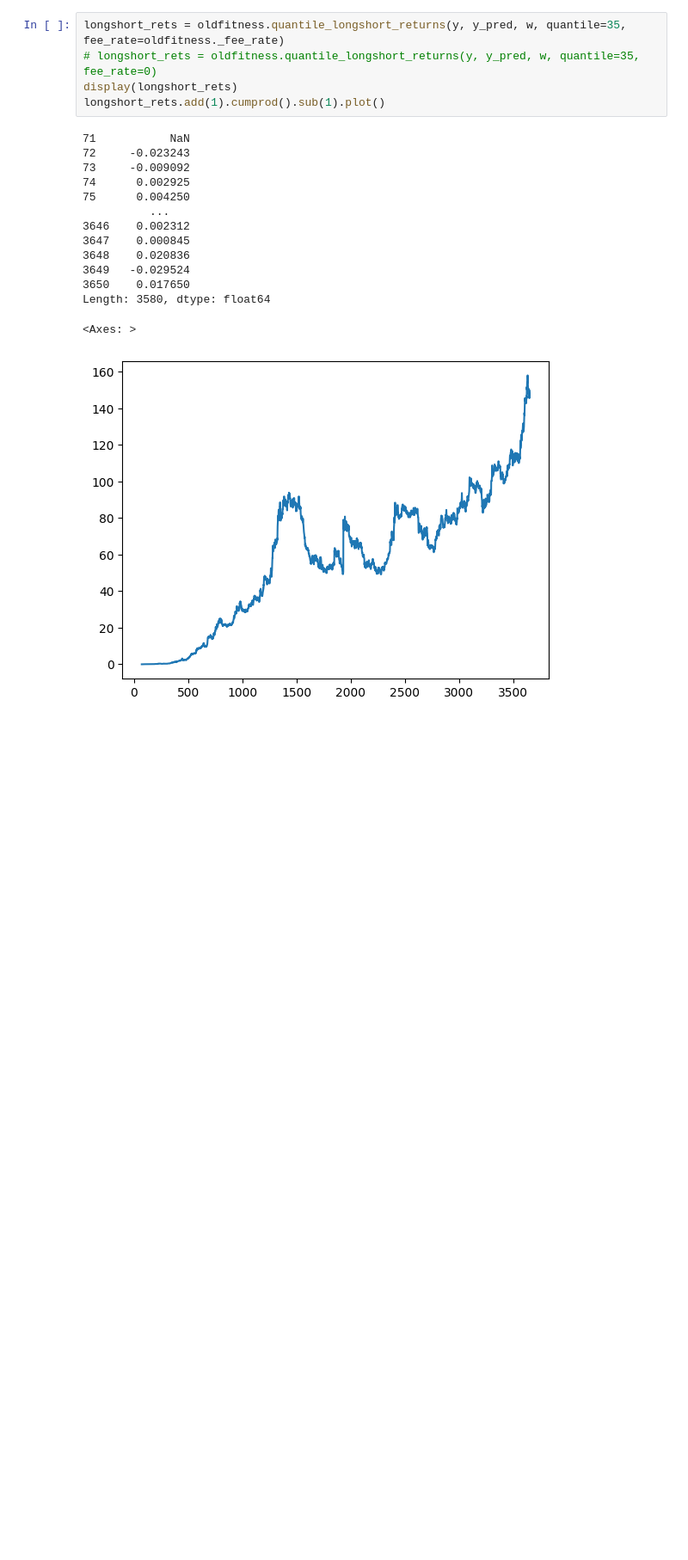
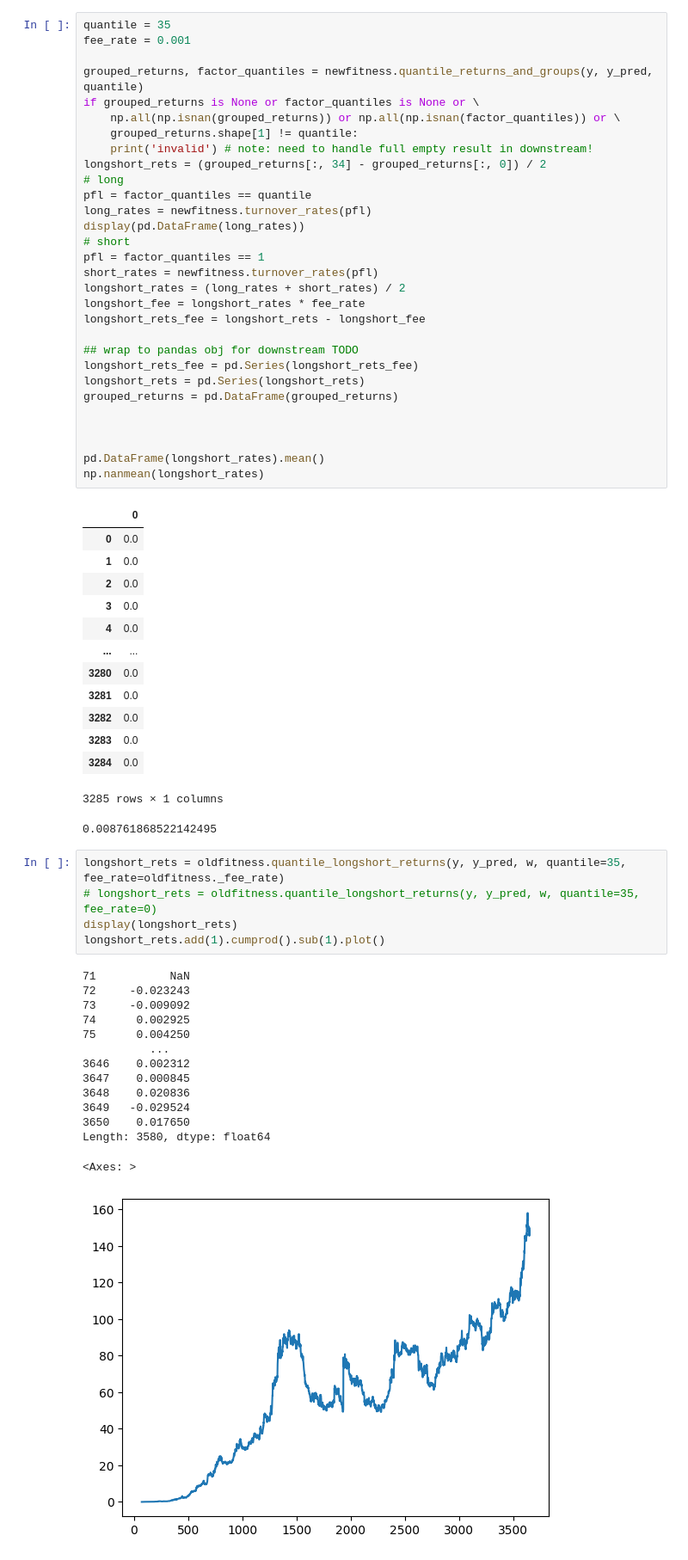
Before and after one commit to pennymax/gplearn, a Jupyter notebook: my_fitness_2.ipynb, the cells around one changed output. Shown at 86% size. Drawn from its saved outputs; the diff is of its cells as text; blank space fills up the shorter version.

```diff
--- a/my_fitness_2.ipynb
+++ b/my_fitness_2.ipynb
@@ -93,3 +111,48 @@ oldfitness.fitness_quantile35_longshort_sharpe_fine_cumprod_with_fee(y, y_pred,
+# %%
+quantile = 35
+fee_rate = 0.001
+
+grouped_returns, factor_quantiles = newfitness.quantile_returns_and_groups(y, y_pred, quantile)
+if grouped_returns is None or factor_quantiles is None or \
+    np.all(np.isnan(grouped_returns)) or np.all(np.isnan(factor_quantiles)) or \
+    grouped_returns.shape[1] != quantile:
+    print('invalid') # note: need to handle full empty result in downstream!
+longshort_rets = (grouped_returns[:, 34] - grouped_returns[:, 0]) / 2
+# long
+pfl = factor_quantiles == quantile
+long_rates = newfitness.turnover_rates(pfl)
+display(pd.DataFrame(long_rates))
+# short
+pfl = factor_quantiles == 1
+short_rates = newfitness.turnover_rates(pfl)
+longshort_rates = (long_rates + short_rates) / 2
+longshort_fee = longshort_rates * fee_rate
+longshort_rets_fee = longshort_rets - longshort_fee
+
+## wrap to pandas obj for downstream TODO
+longshort_rets_fee = pd.Series(longshort_rets_fee)
+longshort_rets = pd.Series(longshort_rets)
+grouped_returns = pd.DataFrame(grouped_returns)
+
+
+
+pd.DataFrame(longshort_rates).mean()
+np.nanmean(longshort_rates)
+# %% [output]
+|  | 0 |
+| 0 | 0.0 |
+| 1 | 0.0 |
+| 2 | 0.0 |
+| 3 | 0.0 |
+| 4 | 0.0 |
+| ... | ... |
+| 3280 | 0.0 |
+| 3281 | 0.0 |
+| 3282 | 0.0 |
+| 3283 | 0.0 |
+| 3284 | 0.0 |
+3285 rows × 1 columns
+0.008761868522142495
 # %%
 longshort_rets = oldfitness.quantile_longshort_returns(y, y_pred, w, quantile=35, fee_rate=oldfitness._fee_rate)
 # longshort_rets = oldfitness.quantile_longshort_returns(y, y_pred, w, quantile=35, fee_rate=0)
```
Also changed, not shown: parts of 8 cells of this notebook, 3 other files.
